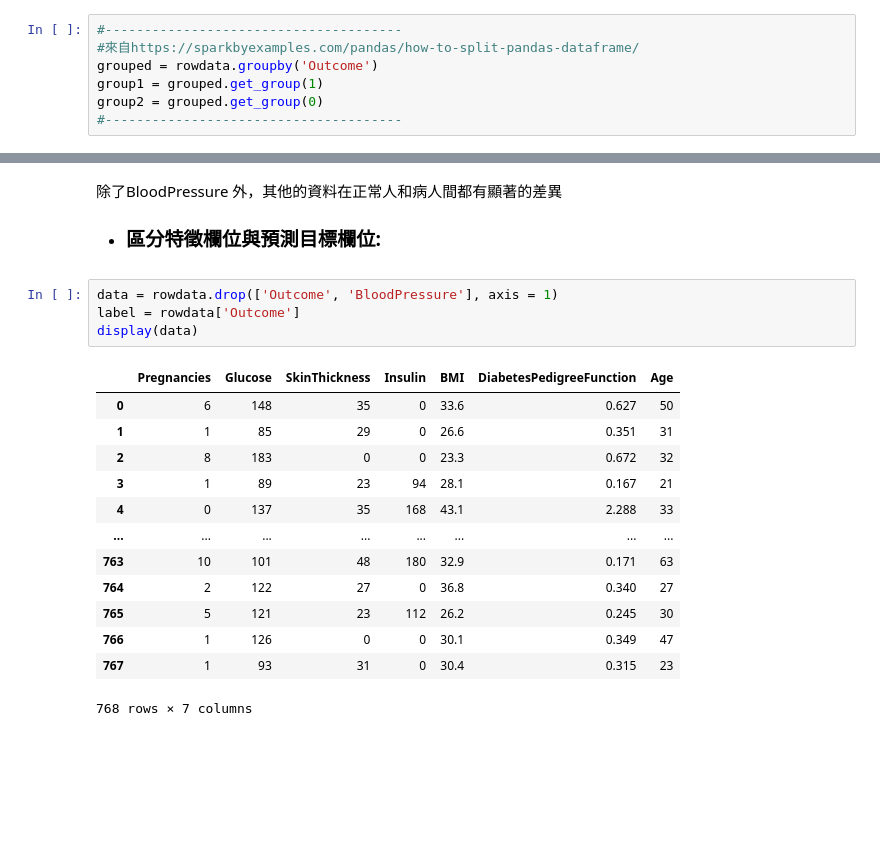
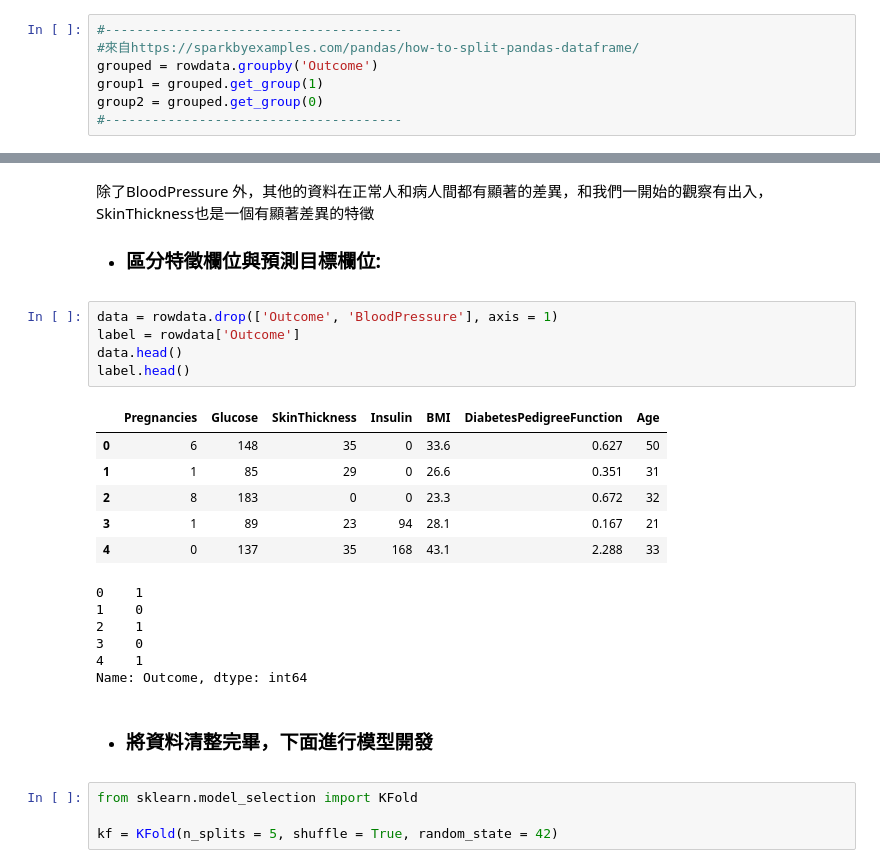
Before and after one commit to GongShaoGu/AIHW1, a Jupyter notebook: AI_HW1.ipynb, the cells around one changed output, grey strips where cells are left out. Saved outputs shown, nothing was run; the diff lists cells and outputs as text; blank space fills up the shorter version.

Commit message:
Model training complete at 04/04 02:53

```diff
--- a/AI_HW1.ipynb
+++ b/AI_HW1.ipynb
@@ -206,21 +209,27 @@ Age :
 # %% [markdown]
-除了BloodPressure 外，其他的資料在正常人和病人間都有顯著的差異
+除了BloodPressure 外，其他的資料在正常人和病人間都有顯著的差異，和我們一開始的觀察有出入，SkinThickness也是一個有顯著差異的特徵
 * ### 區分**特徵欄位**與**預測目標欄位**:
 # %%
 data = rowdata.drop(['Outcome', 'BloodPressure'], axis = 1)
 label = rowdata['Outcome']
-display(data)
+data.head()
+label.head()
 # %% [output]
 |  | Pregnancies | Glucose | SkinThickness | Insulin | BMI | DiabetesPedigreeFunction | Age |
 | 0 | 6 | 148 | 35 | 0 | 33.6 | 0.627 | 50 |
 | 1 | 1 | 85 | 29 | 0 | 26.6 | 0.351 | 31 |
 | 2 | 8 | 183 | 0 | 0 | 23.3 | 0.672 | 32 |
 | 3 | 1 | 89 | 23 | 94 | 28.1 | 0.167 | 21 |
 | 4 | 0 | 137 | 35 | 168 | 43.1 | 2.288 | 33 |
-| ... | ... | ... | ... | ... | ... | ... | ... |
-| 763 | 10 | 101 | 48 | 180 | 32.9 | 0.171 | 63 |
-| 764 | 2 | 122 | 27 | 0 | 36.8 | 0.340 | 27 |
-| 765 | 5 | 121 | 23 | 112 | 26.2 | 0.245 | 30 |
-| 766 | 1 | 126 | 0 | 0 | 30.1 | 0.349 | 47 |
-| 767 | 1 | 93 | 31 | 0 | 30.4 | 0.315 | 23 |
-768 rows × 7 columns
+0    1
+1    0
+2    1
+3    0
+4    1
+Name: Outcome, dtype: int64
+# %% [markdown]
+* ### 將資料清整完畢，下面進行模型開發
+# %%
+from sklearn.model_selection import KFold
+
+kf = KFold(n_splits = 5, shuffle = True, random_state = 42)
```
Also changed, not shown: parts of 6 cells of this notebook.
